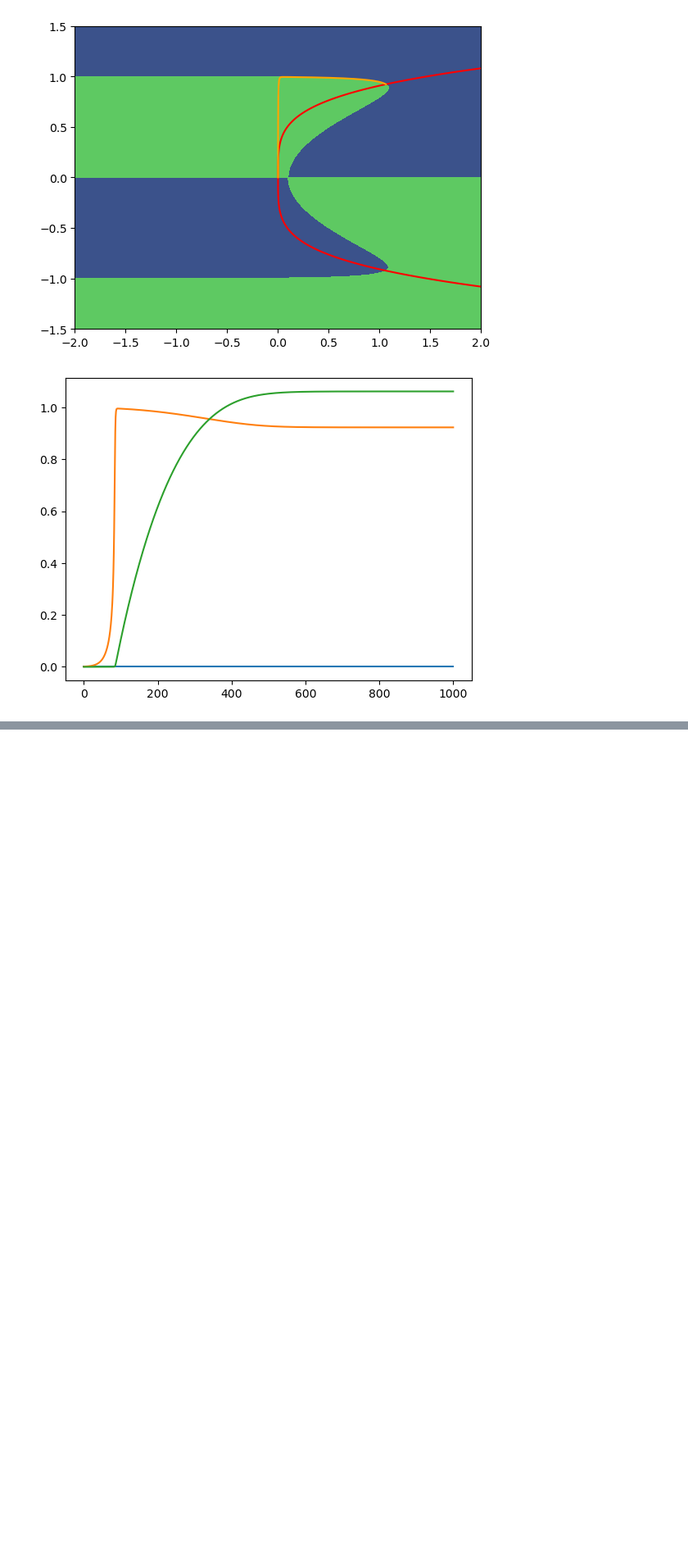
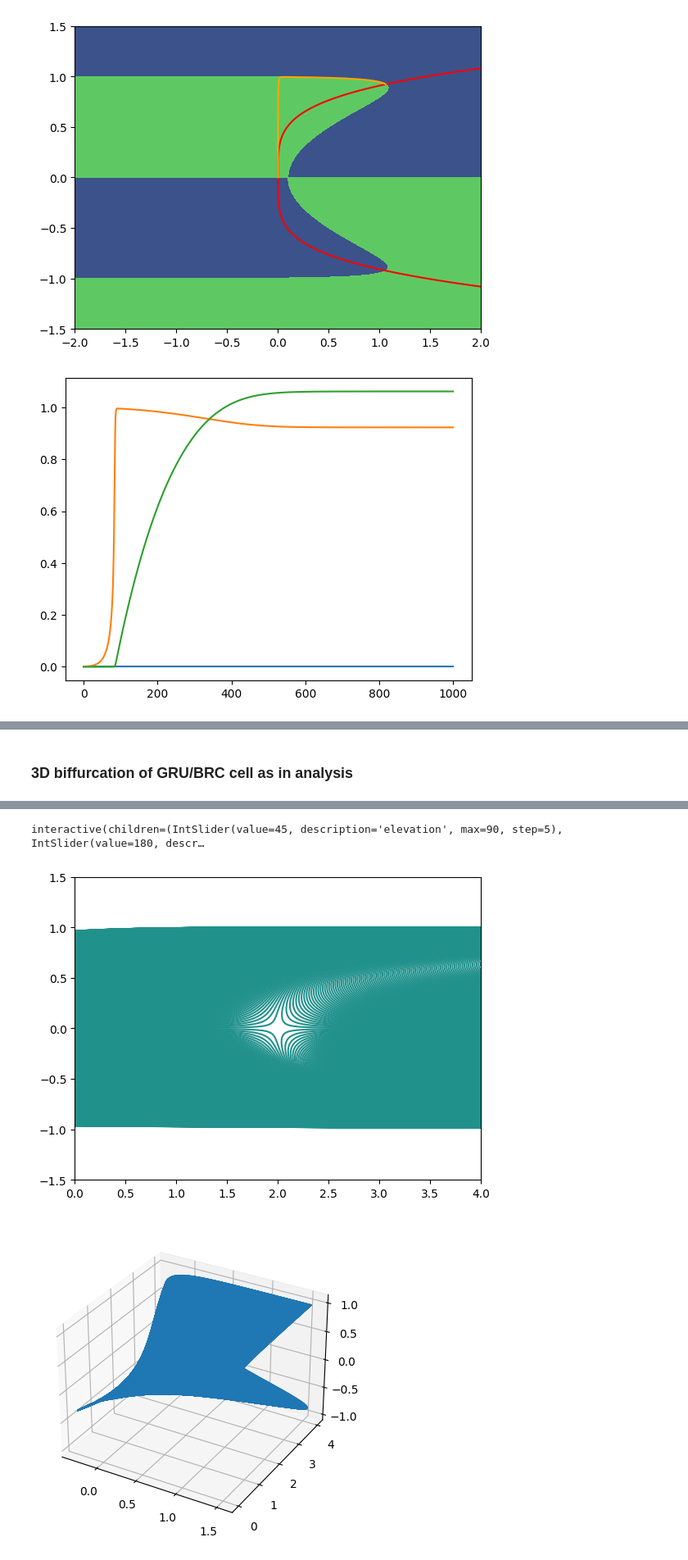
Before and after one commit to gerome-andry/RNN-dynamics, a Jupyter notebook: Analysis.ipynb, the cells around one changed output, grey strips where cells are left out. Shown at 82% size. Saved outputs shown, nothing was run; the diff lists cells and outputs as text; code cells hidden in the pictures; blank space fills up the shorter version.

```diff
--- a/Analysis.ipynb
+++ b/Analysis.ipynb
@@ -246,0 +251,77 @@ plt.show()
+# %% [markdown]
+### 3D biffurcation of GRU/BRC cell as in analysis
+# %%
+# GRU
+x = torch.linspace(0, 4, 1000)
+y = torch.linspace(-1.5, 1.5, 1000)
+
+xy_grid = torch.meshgrid(x, y, indexing="ij")
+
+x_g = xy_grid[0].T
+y_g = xy_grid[1].T.flip(0, 1)
+
+GRU = GRUCell()
+
+C = 1
+Wc = 1
+
+Pa = 0
+Wa = 1
+
+W = 1
+
+pars = Pa, C, W, Wc, Wa
+
+bh_range = np.linspace(-2, 2, num =1200)
+#ax = GRU.phaseplane(x_g, y_g, pars, input=0, bifurcation=True)
+fixed_points = np.empty((0, 3))
+fig = plt.figure()
+ax = fig.add_subplot()
+for bh in bh_range :
+
+    x_next = GRU.update(y_g, x_g, pars, x = bh)
+    if type(x_next) is tuple:
+        x_next = x_next[0]
+    contour_data = ax.contour(x_g, y_g, x_next - y_g,0)
+    dat0 = contour_data.allsegs
+    if len(dat0) > 2 and len(dat0[1]) > 1:
+        flatened = np.concatenate((dat0[1][0],dat0[1][1]),dtype = float,axis=0)
+        expanded_flatened = np.column_stack((np.full(flatened.shape[0], bh), flatened))
+        fixed_points = np.append(fixed_points, expanded_flatened, axis=0)
+
+
+#ht, st = GRU.trajectory(h0, s0, pars, xt)
+#ax.plot(st[0]*torch.ones(len(ht)), ht, 'orange')
+
+fig = plt.figure()
+ax = fig.add_subplot(projection='3d')
+print(fixed_points)
+fixed_points = np.array(fixed_points)
+
+ax.scatter(fixed_points[:,0], fixed_points[:,1], fixed_points[:,2],sizes= [0.1])
+
+
+import torch
+import numpy as np
+import matplotlib.pyplot as plt
+from mpl_toolkits.mplot3d import Axes3D
+from IPython.display import display
+from ipywidgets import interactive
+
+# Create a function to plot the fixed points
+def plot_fixed_points(elevation, azimuth):
+    fig = plt.figure()
+    ax = fig.add_subplot(111, projection='3d')
+    ax.scatter(fixed_points[:,0], fixed_points[:,1], fixed_points[:,2], s=0.1)
+    ax.view_init(elev=elevation, azim=azimuth)
+    ax.set_xlabel('bh')
+    ax.set_ylabel('ba')
+    ax.set_zlabel('ht')
+    display(fig)
+
+# Create an interactive widget for rotating the plot
+interactive_plot = interactive(plot_fixed_points, elevation=(0, 90, 5), azimuth=(0, 360, 5))
+output = interactive_plot.children[-1]
+output.layout.height = '500px'
+interactive_plot
+# %% [output]
@@ -246,0 +335,3 @@ plt.show()
+interactive(children=(IntSlider(value=45, description='elevation', max=90, step=5), IntSlider(value=180, descr…
+[figure, added]
+[figure, added]
```
Also changed, not shown: parts of 9 cells of this notebook, 1 other file.
